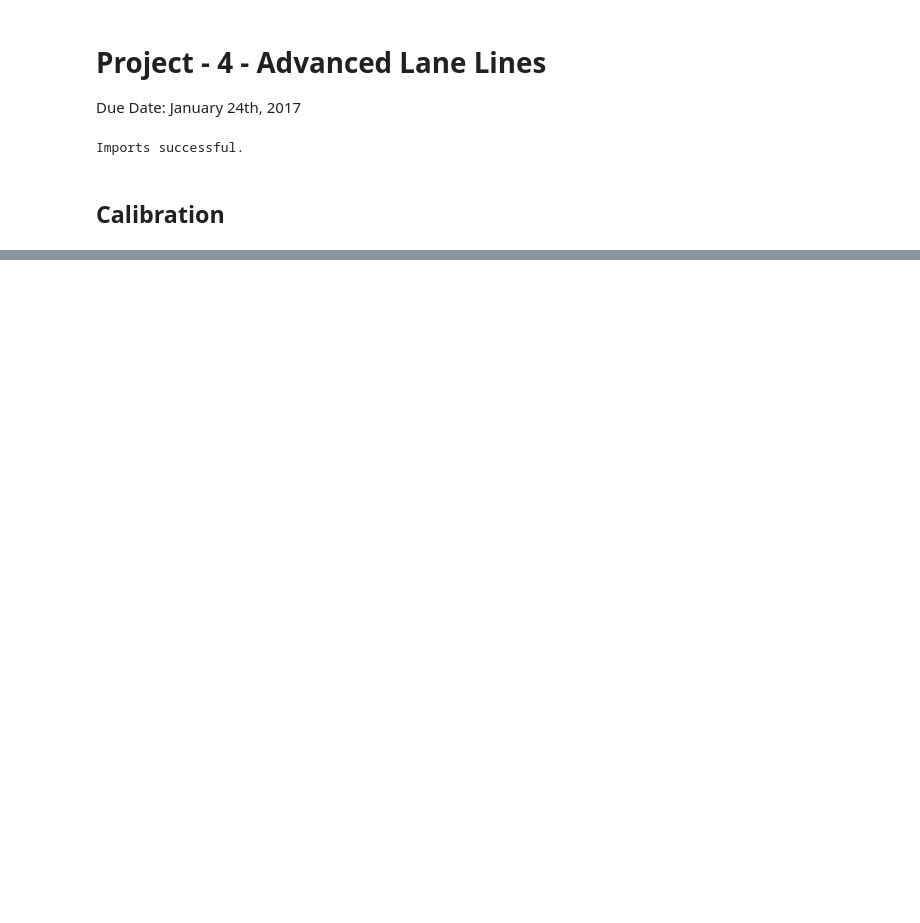
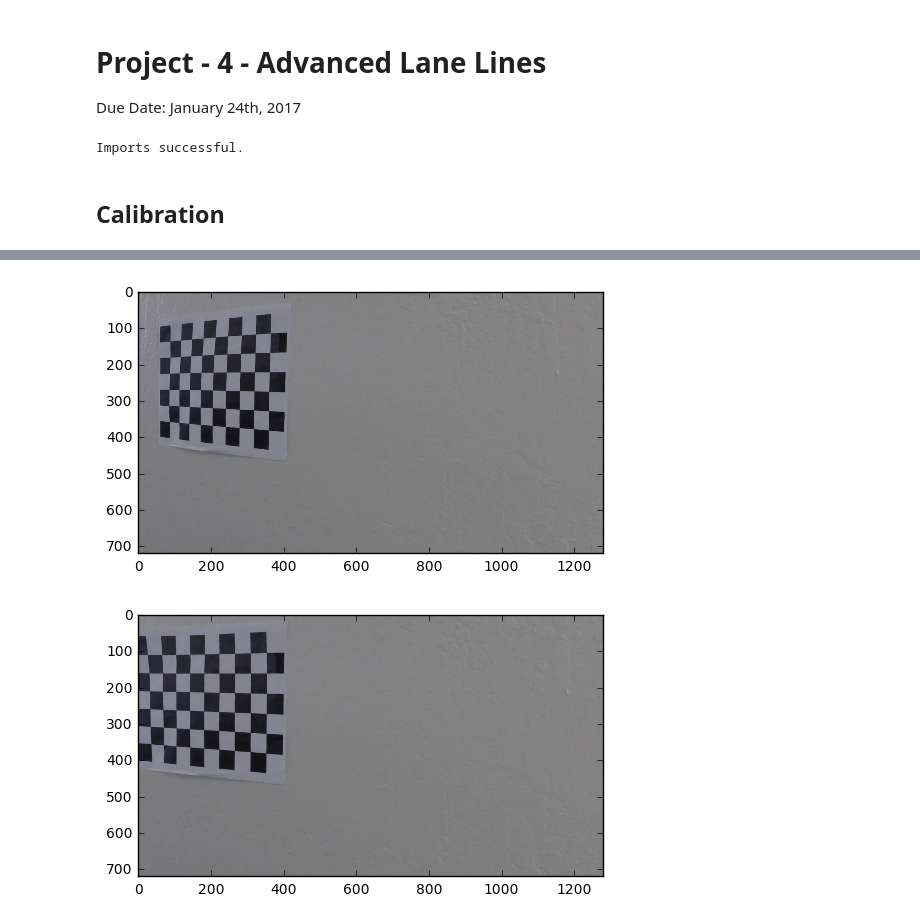
Before and after one commit to WuStangDan/Project-04-Advanced-Lane-Lines, a Jupyter notebook: proj4-DAS.ipynb, the cells around one changed output, grey strips where cells are left out. Cells and saved outputs as stored; diff of their text form; code cells hidden in the pictures; blank space fills up the shorter version.

Commit message:
Camera calibration and image undistortion complete.

```diff
--- a/proj4-DAS.ipynb
+++ b/proj4-DAS.ipynb
@@ -48,0 +56,24 @@ ValueError: could not broadcast input array from shape (720,1280,4) into shape (
+# %%
+# Find Chessboard corners.
+
+objpoints = []
+imgpoints = []
+
+objp = np.zeros((9*6,3), np.float32)
+#print(np.mgrid[0:8,0:6])
+#print('\n')
+#print(np.mgrid[0:8, 0:6].T.reshape(-1,2))
+objp[:,:2] = np.mgrid[0:9, 0:6].T.reshape(-1,2)
+#print(objp)
+
+for i in range(20):
+    image = cal_images_gray[i]
+    ret, corners = cv2.findChessboardCorners(image, (9,6), None)
+    print(str(i) + ': '+ str(ret))
+
+    if ret == True:
+        imgpoints.append(corners)
+        objpoints.append(objp)
+
+        image = cv2.drawChessboardCorners(image, (9,6), corners, ret)
+        plt.imshow(image)
@@ -48,0 +101,19 @@ ValueError: could not broadcast input array from shape (720,1280,4) into shape (
+# %%
+def img_undistort(img, objpoints, imgpoints):
+    gray = cv2.cvtColor(img, cv2.COLOR_RGB2GRAY) # Must read image using mpimg.imread
+
+    output = cv2.calibrateCamera(objpoints, imgpoints, gray.shape[::-1], None, None)
+
+    undist = cv2.undistort(img, output[1], output[2], None, output[1])
+    return undist
+
+disimage = mpimg.imread(directory + imgfilenames[18])
+plt.imshow(disimage)
+plt.show()
+
+undistort = img_undistort(disimage, objpoints, imgpoints)
+plt.imshow(undistort)
+plt.show()
+# %% [output]
+[figure, added]
+[figure, added]
```
Also changed, not shown: parts of 4 cells of this notebook.
